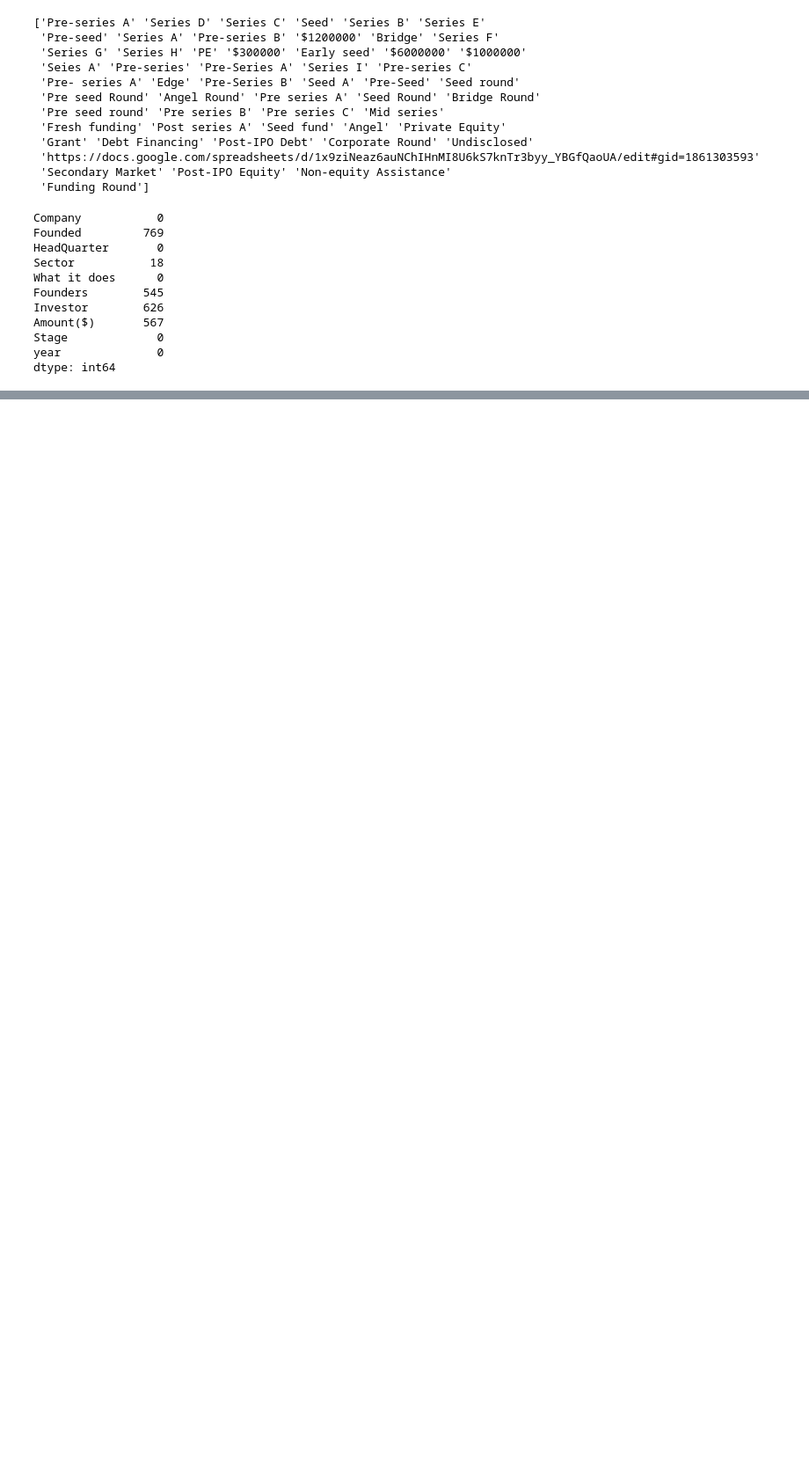
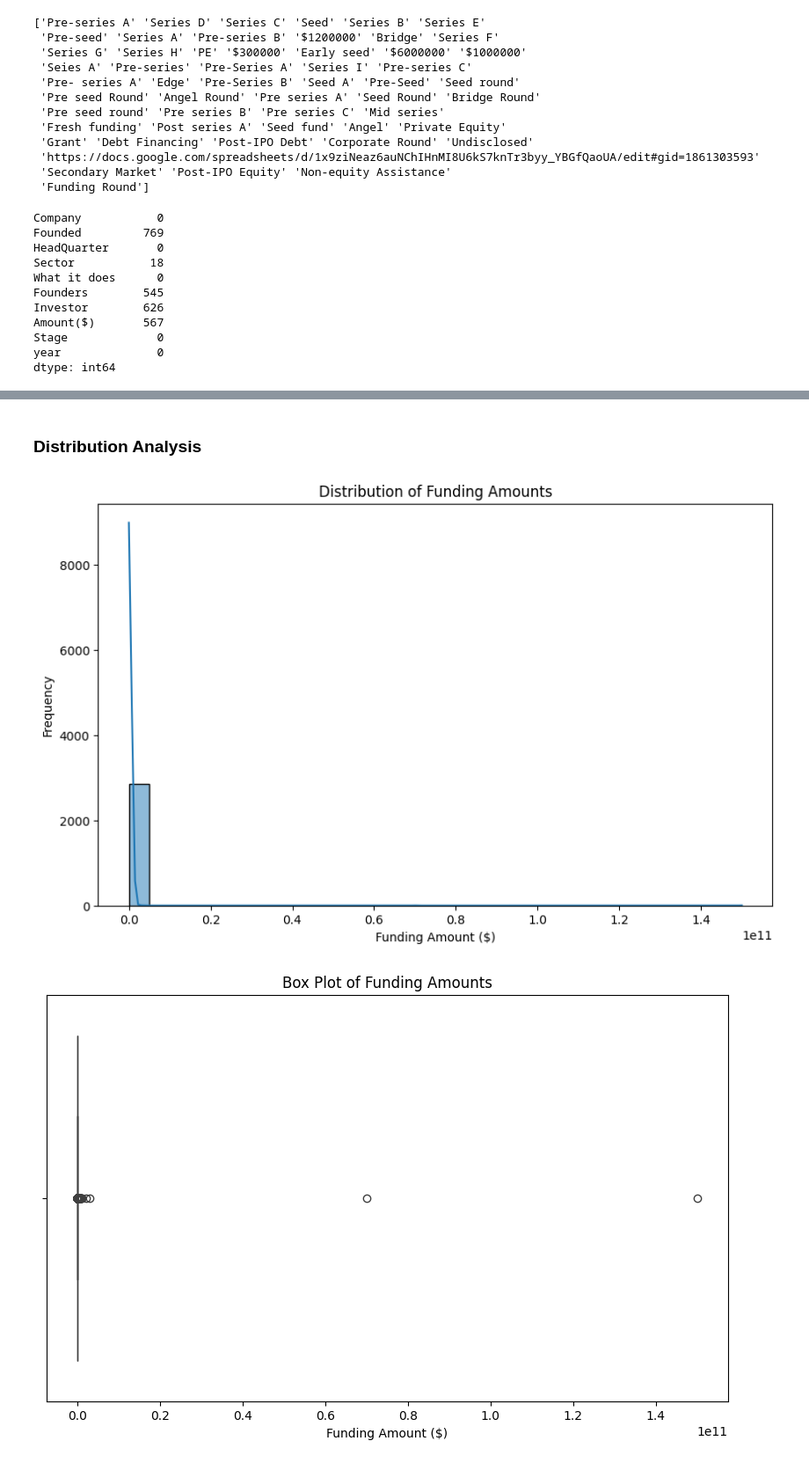
Before and after one commit to theleggero/Viability-of-the-Indian-Economy-for-new-businesses, a Jupyter notebook: Notebooks/project1.ipynb, the cells around one changed output, grey strips where cells are left out. Shown at 88% size. Saved outputs shown, nothing was run; the diff lists cells and outputs as text; code cells hidden in the pictures; blank space fills up the shorter version.

```diff
--- a/Notebooks/project1.ipynb
+++ b/Notebooks/project1.ipynb
@@ -893,0 +1172,6 @@ dtype: int64
+# %%
+# Load the csv into a dataframe
+import pandas as pd
+
+clean_final_data = pd.read_csv('clean_final_dataset.csv')
+clean_final_data
@@ -893,0 +1210,27 @@ dtype: int64
+# %% [markdown]
+### Distribution Analysis
+# %%
+# To get an overview of the spread and identify any skewness or outliers
+
+# In this case we'll use both the histogram and box plot
+
+import matplotlib.pyplot as plt
+import seaborn as sns
+
+# Histogram
+plt.figure(figsize=(10, 6))
+sns.histplot(clean_final_data['Amount($)'], bins=30, kde=True)
+plt.title('Distribution of Funding Amounts')
+plt.xlabel('Funding Amount ($)')
+plt.ylabel('Frequency')
+plt.show()
+
+# Box Plot
+plt.figure(figsize=(10, 6))
+sns.boxplot(x=clean_final_data['Amount($)'])
+plt.title('Box Plot of Funding Amounts')
+plt.xlabel('Funding Amount ($)')
+plt.show()
+# %% [output]
+[figure, added]
+[figure, added]
```
Also changed, not shown: parts of 58 cells of this notebook, 11 other files.
